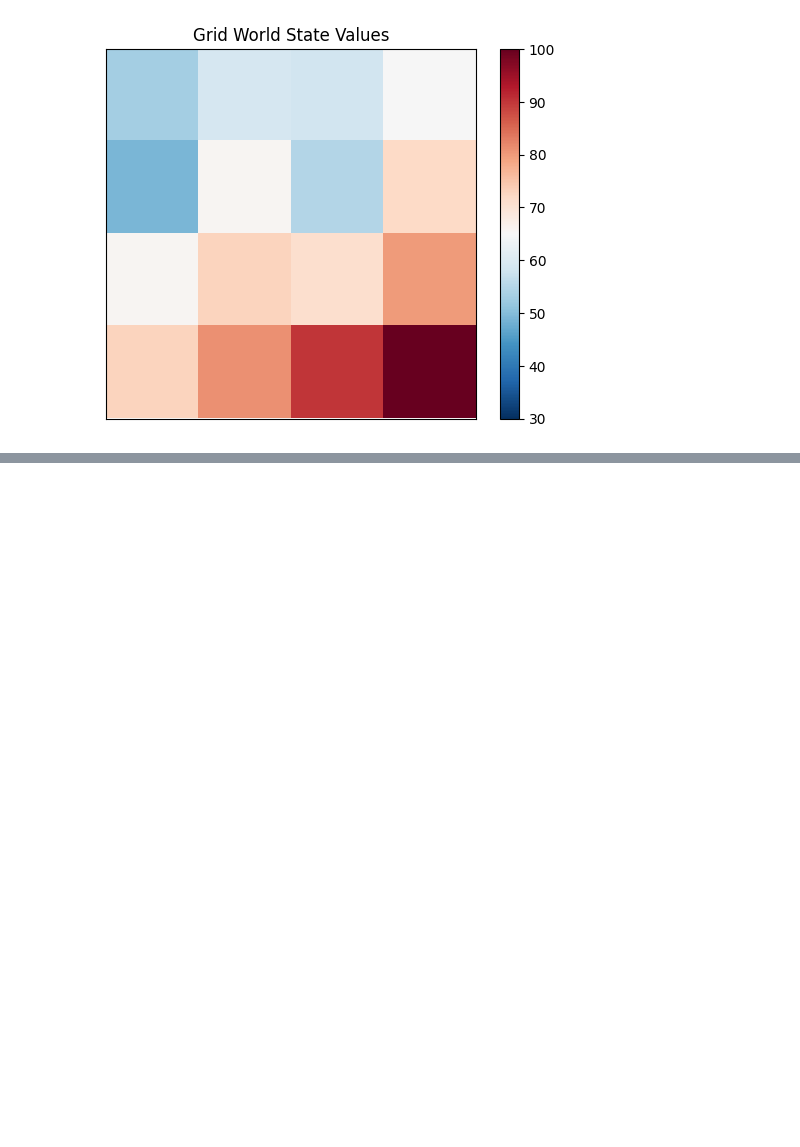
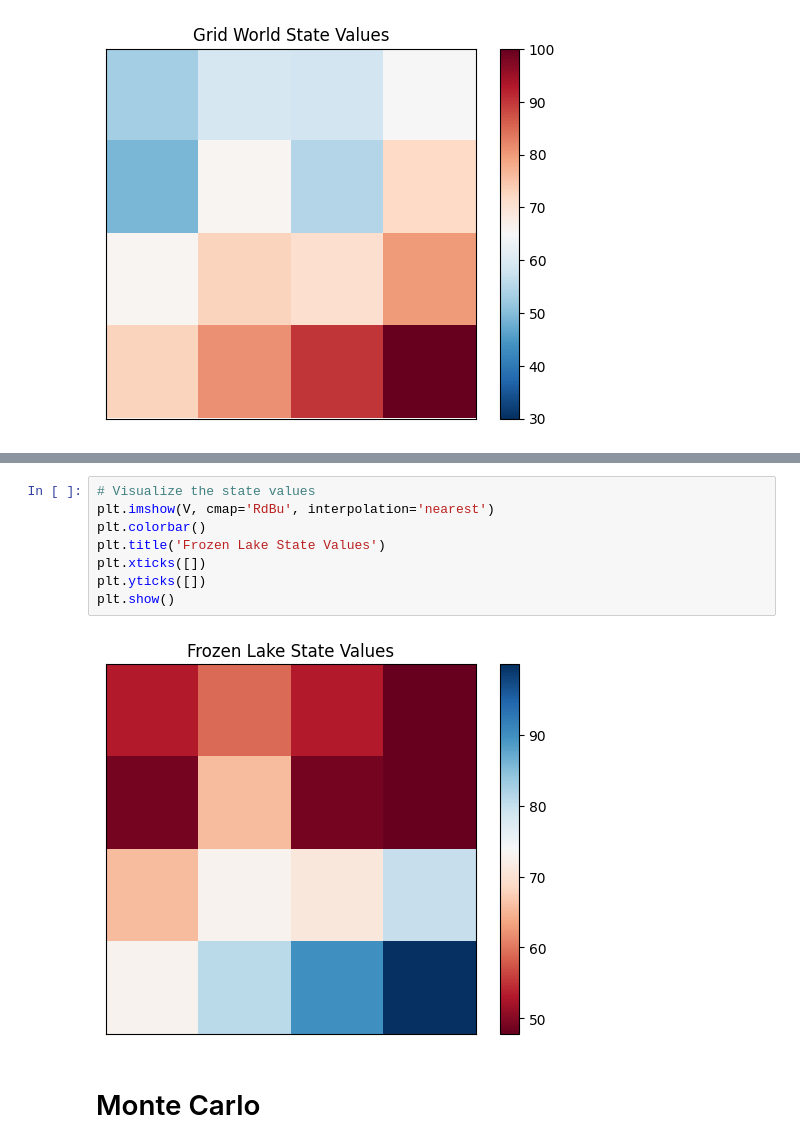
Before and after one commit to Soujanya0506/RL_Mini_Projects, a Jupyter notebook: rl_nagoya_participant.ipynb, the cells around one changed output, grey strips where cells are left out. Cells and saved outputs as stored; diff of their text form; blank space fills up the shorter version.

```diff
--- a/rl_nagoya_participant.ipynb
+++ b/rl_nagoya_participant.ipynb
@@ -891,0 +931,12 @@ IndentationError: expected an indented block after function definition on line 1
+# %%
+# Visualize the state values
+plt.imshow(V, cmap='RdBu', interpolation='nearest')
+plt.colorbar()
+plt.title('Frozen Lake State Values')
+plt.xticks([])
+plt.yticks([])
+plt.show()
+# %% [output]
+[figure, added]
+# %% [markdown]
+# Monte Carlo
```
Also changed, not shown: parts of 6 cells of this notebook.
